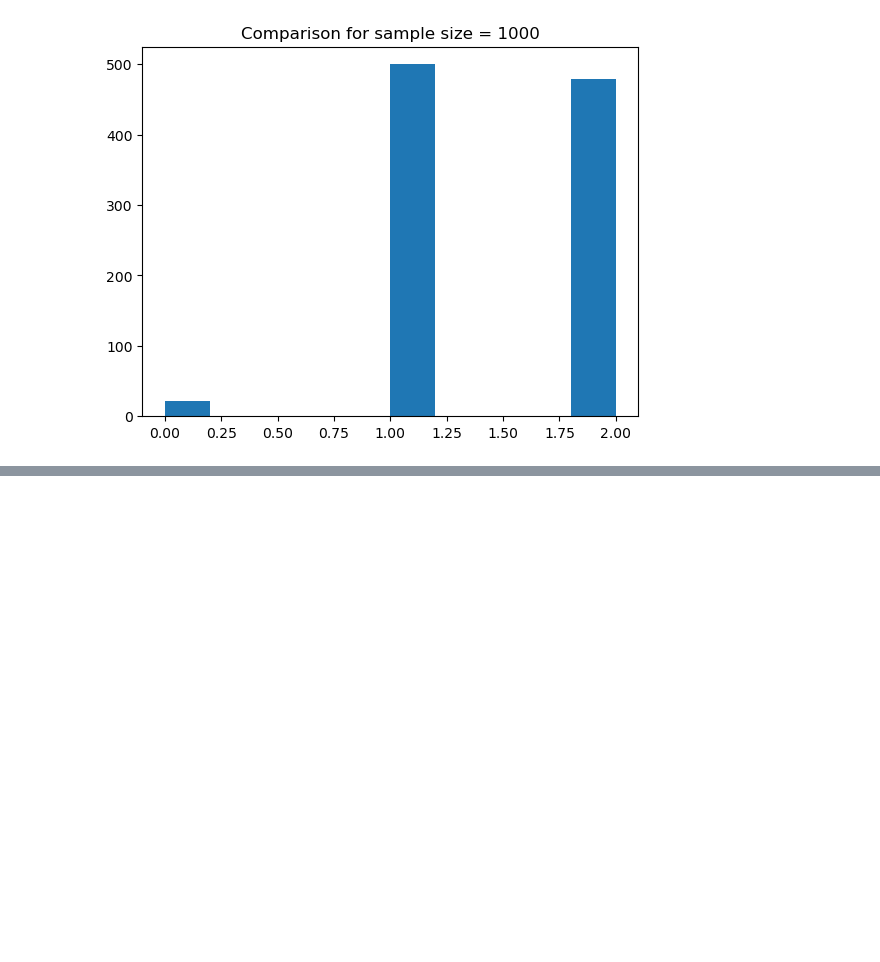
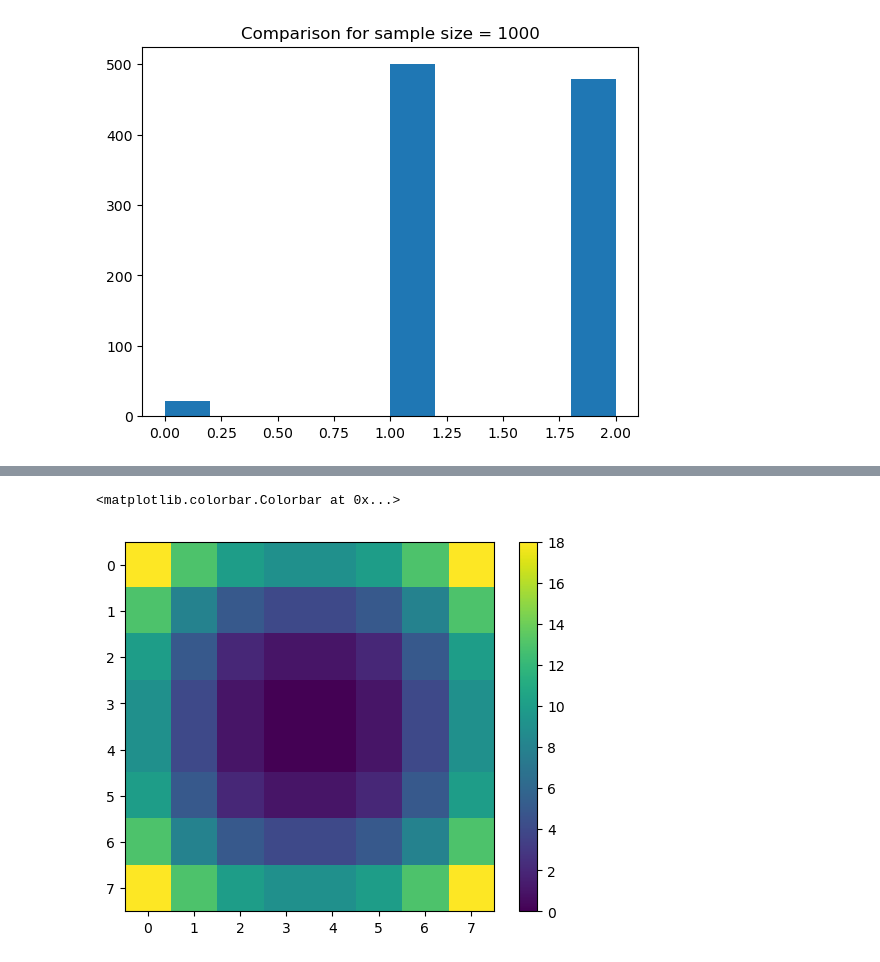
Before and after one commit to BenBouiss/Othello, a Jupyter notebook: Stat_exploration.ipynb, the cells around one changed output, grey strips where cells are left out. Cells and saved outputs as stored; diff of their text form; code cells hidden in the pictures; blank space fills up the shorter version.

```diff
--- a/Stat_exploration.ipynb
+++ b/Stat_exploration.ipynb
@@ -107,0 +115,2 @@ plt.hist(winner, histtype='bar')
+# %%
+Heatmap = np.zeros((8, 8 ))
@@ -107,0 +128,9 @@ plt.hist(winner, histtype='bar')
+# %%
+WIDTH = 8
+HEIGHT = 8
+y_center = 8/2
+x_center = 8/2
+# %%
+for y, row in enumerate(Heatmap):
+    for x, e in enumerate(row):
+        Heatmap[y, x] = min((y-y_center+1)**2, (y-y_center)**2) + min((x-x_center+1)**2, (x-x_center)**2)
@@ -107,0 +139,6 @@ plt.hist(winner, histtype='bar')
+# %%
+plt.imshow(Heatmap)
+plt.colorbar()
+# %% [output]
+<matplotlib.colorbar.Colorbar at 0x...>
+[figure, added]
```
Also changed, not shown: parts of 6 cells of this notebook, 5 other files.
